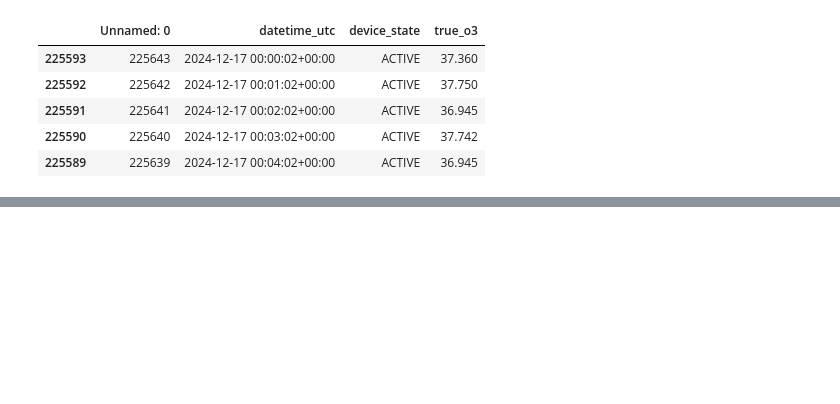
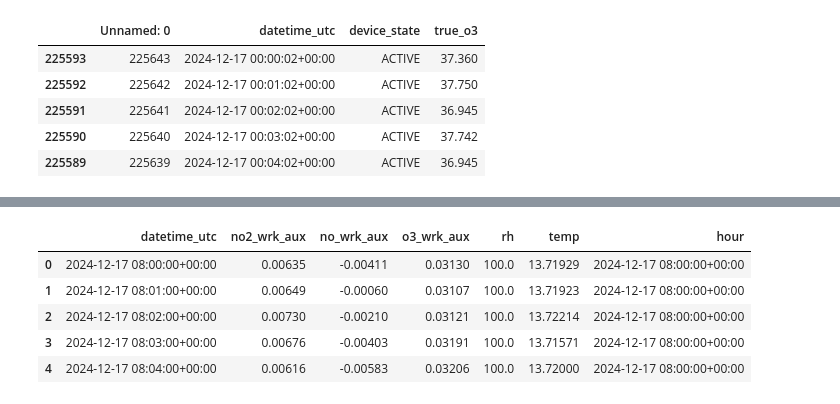
Before and after one commit to jacklardner/beacon-to-modulair-ozone, a Jupyter notebook: compiling_training_testing_data.ipynb, the cells around one changed output, grey strips where cells are left out. Saved outputs shown, nothing was run; the diff lists cells and outputs as text; code cells hidden in the pictures; blank space fills up the shorter version.

```diff
--- a/compiling_training_testing_data.ipynb
+++ b/compiling_training_testing_data.ipynb
@@ -146,0 +192,10 @@ pema_test_df.head()
+# %%
+pha_beacon_df["datetime_utc"] = pd.to_datetime(pha_beacon_df["datetime_utc"], utc=True)
+
+pha_beacon_df["hour"] = pha_beacon_df["datetime_utc"].dt.floor("h")
+
+pha_low_rsd_minutely = pha_beacon_df[pha_beacon_df["hour"].isin(low_rsd_hours)].copy()
+
+pha_low_rsd_minutely.drop(columns="hour", inplace=True)
+
+pha_low_rsd_minutely.head()
@@ -146,0 +244,9 @@ pema_test_df.head()
+# %%
+pha_beacon_df.head()
+# %% [output]
+|  | datetime_utc | no2_wrk_aux | no_wrk_aux | o3_wrk_aux | rh | temp | hour |
+| 0 | 2024-12-17 08:00:00+00:00 | 0.00635 | -0.00411 | 0.03130 | 100.0 | 13.71929 | 2024-12-17 08:00:00+00:00 |
+| 1 | 2024-12-17 08:01:00+00:00 | 0.00649 | -0.00060 | 0.03107 | 100.0 | 13.71923 | 2024-12-17 08:00:00+00:00 |
+| 2 | 2024-12-17 08:02:00+00:00 | 0.00730 | -0.00210 | 0.03121 | 100.0 | 13.72214 | 2024-12-17 08:00:00+00:00 |
+| 3 | 2024-12-17 08:03:00+00:00 | 0.00676 | -0.00403 | 0.03191 | 100.0 | 13.71571 | 2024-12-17 08:00:00+00:00 |
+| 4 | 2024-12-17 08:04:00+00:00 | 0.00616 | -0.00583 | 0.03206 | 100.0 | 13.72000 | 2024-12-17 08:00:00+00:00 |
```
Also changed, not shown: parts of 23 cells of this notebook, 11 other files.
